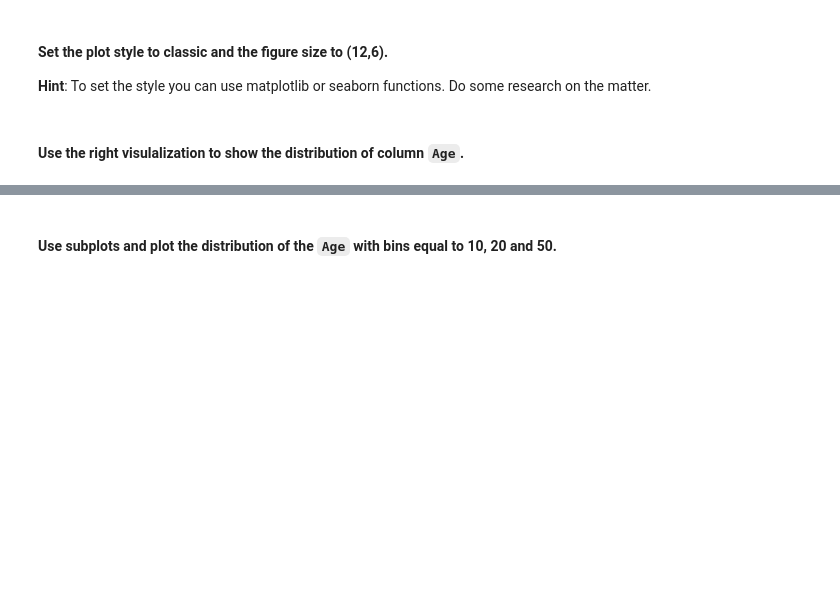
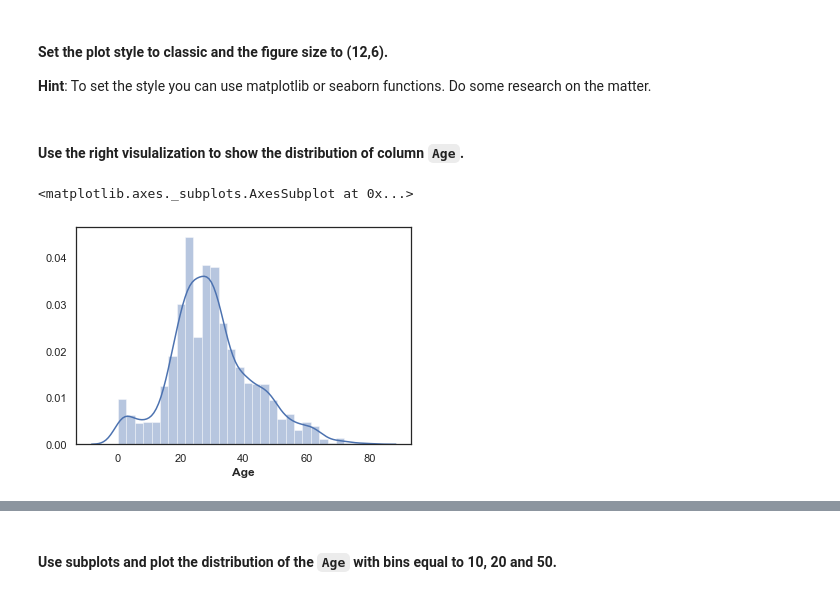
Before and after one commit to srosamont/806_Repo, a Jupyter notebook: Labs/module_2/Matplotlib-Seaborn/your-code/main.ipynb, the cells around one changed output, grey strips where cells are left out. Drawn from its saved outputs; the diff is of its cells as text; code cells hidden in the pictures; blank space fills up the shorter version.

```diff
--- a/Labs/module_2/Matplotlib-Seaborn/your-code/main.ipynb
+++ b/Labs/module_2/Matplotlib-Seaborn/your-code/main.ipynb
@@ -119,2 +193,4 @@ How the average number of steps change by month. Use the appropriate visualizati
+# %%
+titanic=pd.read_csv('/Users/sandrine/Desktop/Prework/806_Repo/Labs/module_2/Matplotlib-Seaborn/Titanic.csv')
 # %% [markdown]
 #### Explore the titanic dataset using Pandas dtypes.
@@ -137,2 +234,4 @@ How the average number of steps change by month. Use the appropriate visualizati
+# %%
+sns.set_style('white')
 # %% [markdown]
 #### Use the right visulalization to show the distribution of column `Age`.
@@ -140,0 +238,5 @@ How the average number of steps change by month. Use the appropriate visualizati
+# %%
+sns.distplot(titanic["Age"] )
+# %% [output]
+<matplotlib.axes._subplots.AxesSubplot at 0x...>
+[figure, added]
```
Also changed, not shown: parts of 25 cells of this notebook.
